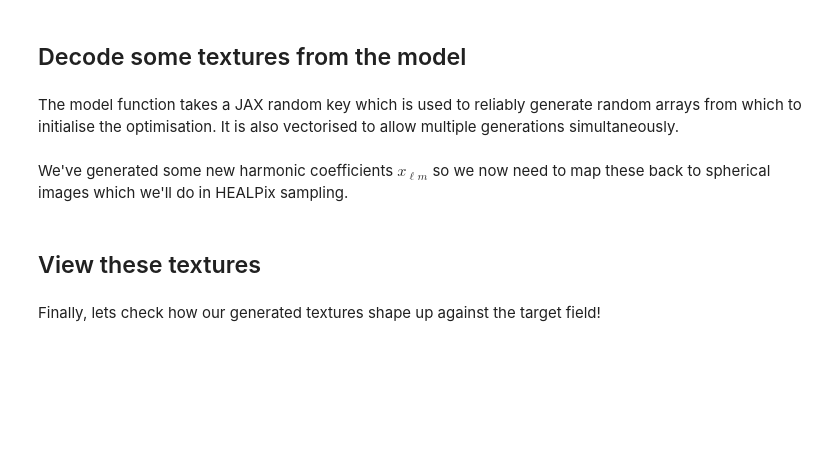
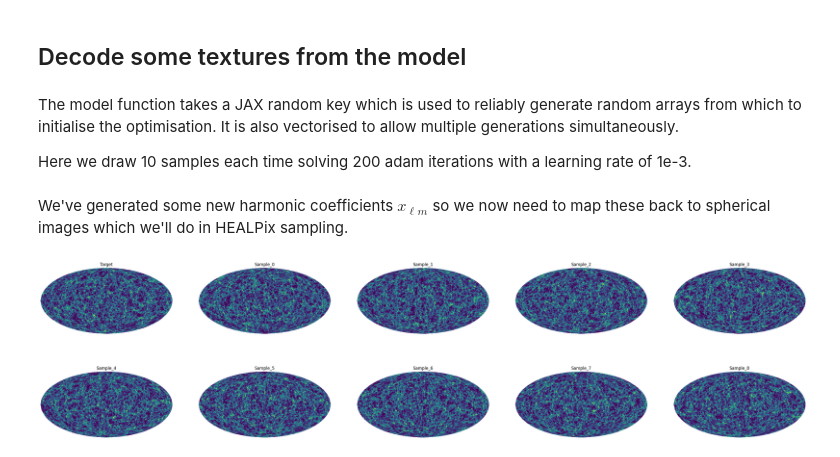
Before and after one commit to astro-informatics/s2scat, a Jupyter notebook: notebooks/auto_generation.ipynb, the cells around one changed output. Cells and saved outputs as stored; diff of their text form; code cells hidden in the pictures; blank space fills up the shorter version.

Commit message:
add single function generative model. update notebooks

```diff
--- a/notebooks/auto_generation.ipynb
+++ b/notebooks/auto_generation.ipynb
@@ -47,40 +47,49 @@ import s2scat, s2fft
 # %% [markdown]
 Lets set up the target field we are aiming to emulate, and the hyperparameters of the scattering covariance representation we will work with.
 # %%
-L = 128                # Spherical harmonic bandlimit.
+L = 256                # Spherical harmonic bandlimit.
 N = 3                  # Azimuthal bandlimit (directionality).
-J_min = 0              # Minimum wavelet scale.
+J_min = 2              # Minimum wavelet scale.
 reality = True         # Input signal is real.
 recursive = False      # Use the fully precompute transform.
 
 # Lets load in spherical harmonic coefficients we want to model
-xlm = np.load('data/WL_example_flm_{}.npy'.format(L))
+x_t = np.load('data/target_map_lss.npy')
+xlm_t = s2fft.forward_jax(x_t, L, reality=reality)[:,L-1:]
 # %% [markdown]
 ## Build the generative model
 # %% [markdown]
 We have included an easy to use function which will return the generative model as a callable function. This is done by calling the following function.
 # %%
-model = s2scat.generation.build_model(xlm, L, N, J_min, reality, recursive)
+model = s2scat.generation.build_model(xlm_t, L, N, J_min, reality, recursive)
 # %% [markdown]
 ## Decode some textures from the model
 # %% [markdown]
 The model function takes a JAX random key which is used to reliably generate random arrays from which to initialise the optimisation. It is also vectorised to allow multiple generations simultaneously.
+
+Here we draw 10 samples each time solving 200 adam iterations with a learning rate of 1e-3.
 # %%
 key = jax.random.PRNGKey(0)
-xlm_new = model(key, 1, 5, 1e-3)
+xlm_new = model(key, 10, 200, 1e-3)
 # %% [markdown]
 We've generated some new harmonic coefficients $x_{\ell m}$ so we now need to map these back to spherical images which we'll do in HEALPix sampling.
-# %% [markdown]
-## View these textures
-# %% [markdown]
-Finally, lets check how our generated textures shape up against the target field!
 # %%
-fields = [x_t, x_start, x_end]
-titles = ["Target", "Start", "Emulation"]
-fig, axs = plt.subplots(1, 3, subplot_kw={'projection': ccrs.Mollweide()}, figsize=(30,10))
-mx, mn = np.nanmax(x_t), np.nanmin(x_t)
-for i in range(3):
-    axs[i].imshow(fields[i], transform=ccrs.PlateCarree(), cmap='magma', vmax=mx, vmin=mn)
+inverse_sht = jax.vmap(s2fft.inverse_jax, in_axes=(0,None))
+x = inverse_sht(xlm_new, L)
+
+fields = np.concatenate([x_t[None,:,:].real, x.real])
+titles = ["Target"]
+for i in range(10):
+    titles.append(f"Sample_{i}")
+
+fig, axs = plt.subplots(2, 5, subplot_kw={'projection': ccrs.Mollweide()}, figsize=(40,10))
+mx, mn = 3, -1
+
+axs = axs.ravel()
+for i in range(10):
+    axs[i].imshow(fields[i], transform=ccrs.PlateCarree(), cmap='viridis', vmax=mx, vmin=mn)
     axs[i].set_title(titles[i])
     axs[i].axis('off')
 plt.show()
+# %% [output]
+[figure, added]
```
Also changed, not shown: parts of 3 cells of this notebook, 13 other files.
